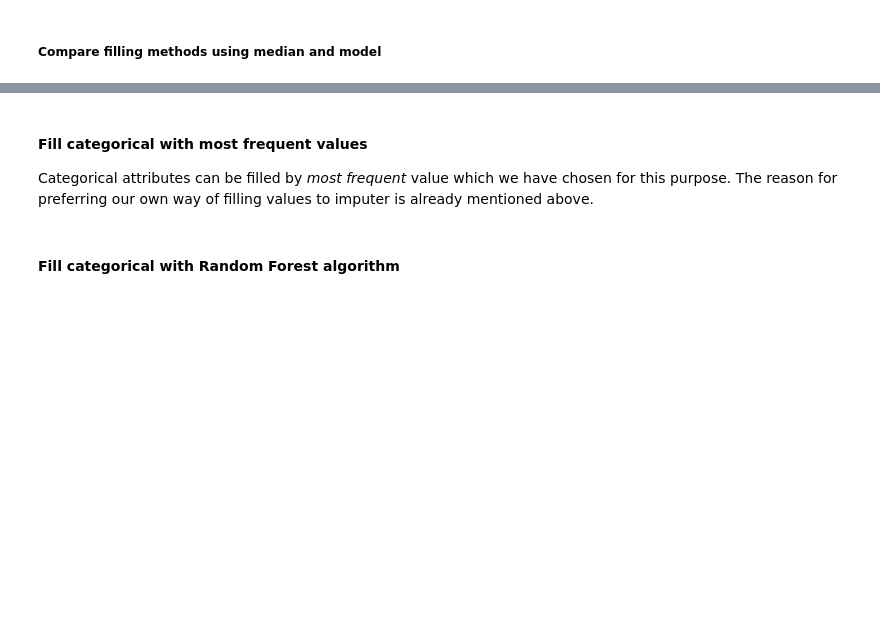
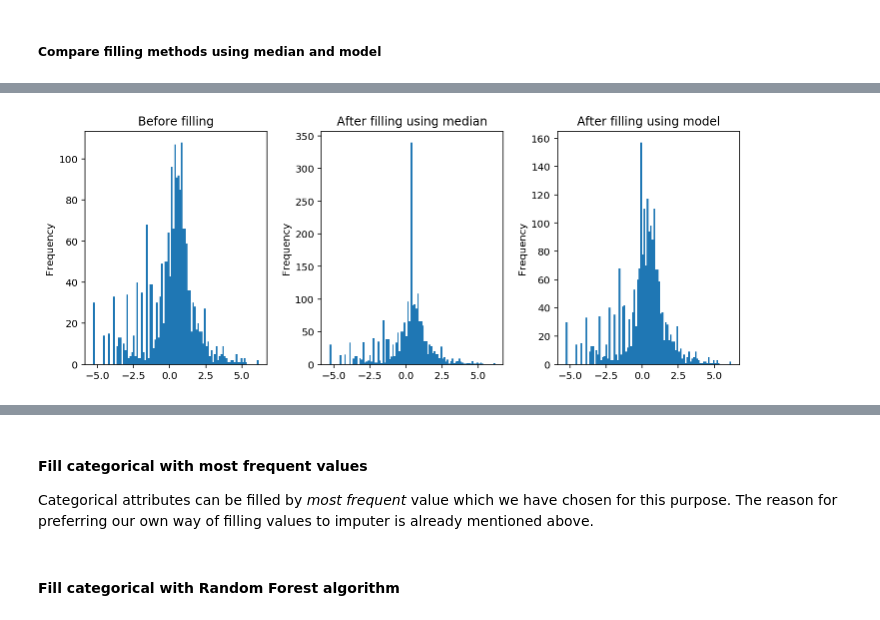
Before and after one commit to pmacinec/iau-project, a Jupyter notebook: macinec_janik_project1_preprocessing.ipynb, the cells around one changed output, grey strips where cells are left out. Saved outputs shown, nothing was run; the diff lists cells and outputs as text; code cells hidden in the pictures; blank space fills up the shorter version.

```diff
--- a/macinec_janik_project1_preprocessing.ipynb
+++ b/macinec_janik_project1_preprocessing.ipynb
@@ -739,0 +728,4 @@ compare_filling(transformed2['FTI_normalized'], transformed3['FTI_normalized_med
+# %%
+compare_filling(only_normalized['TSH'], filled_median['TSH'], filled_model['TSH'])
+# %% [output]
+[figure, added]
```
Also changed, not shown: parts of 72 cells of this notebook.
